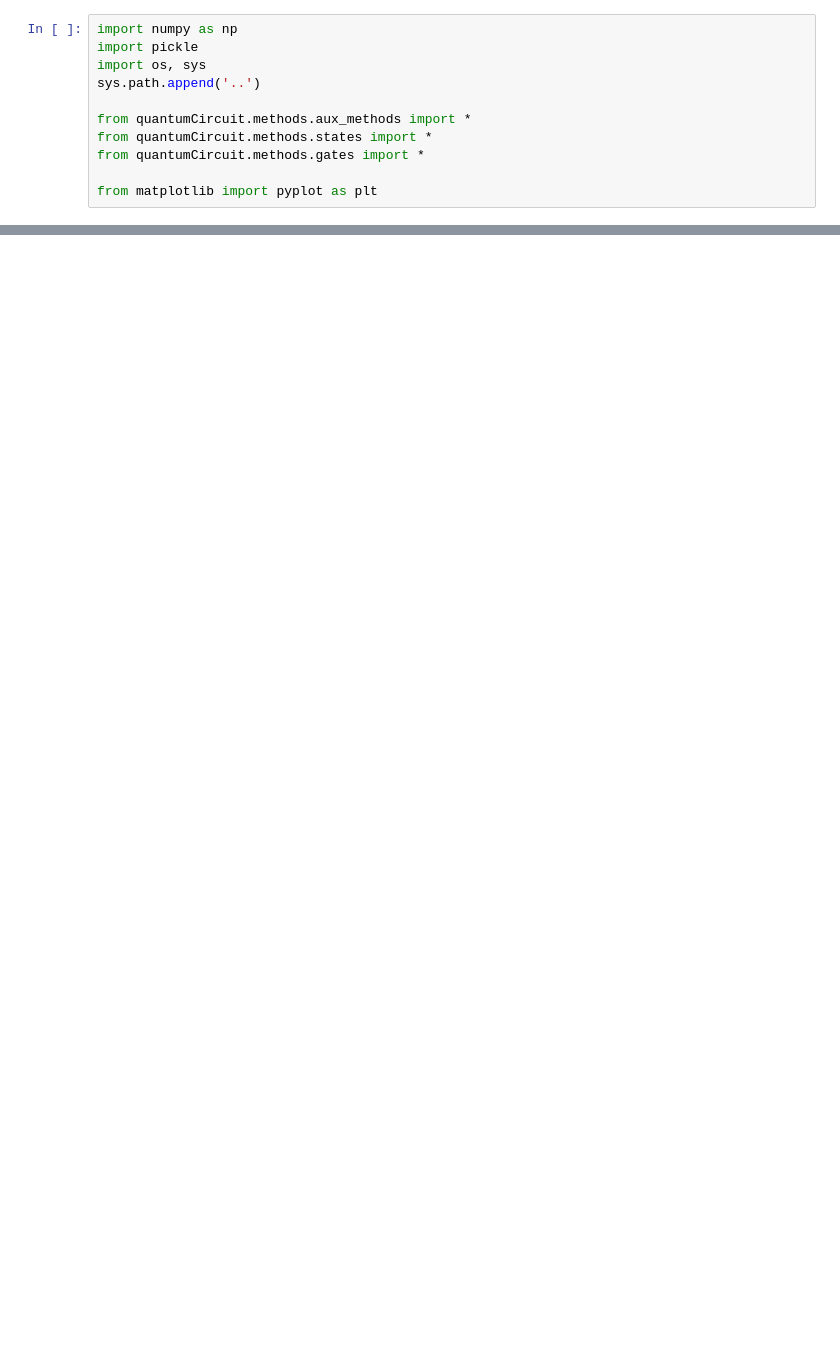
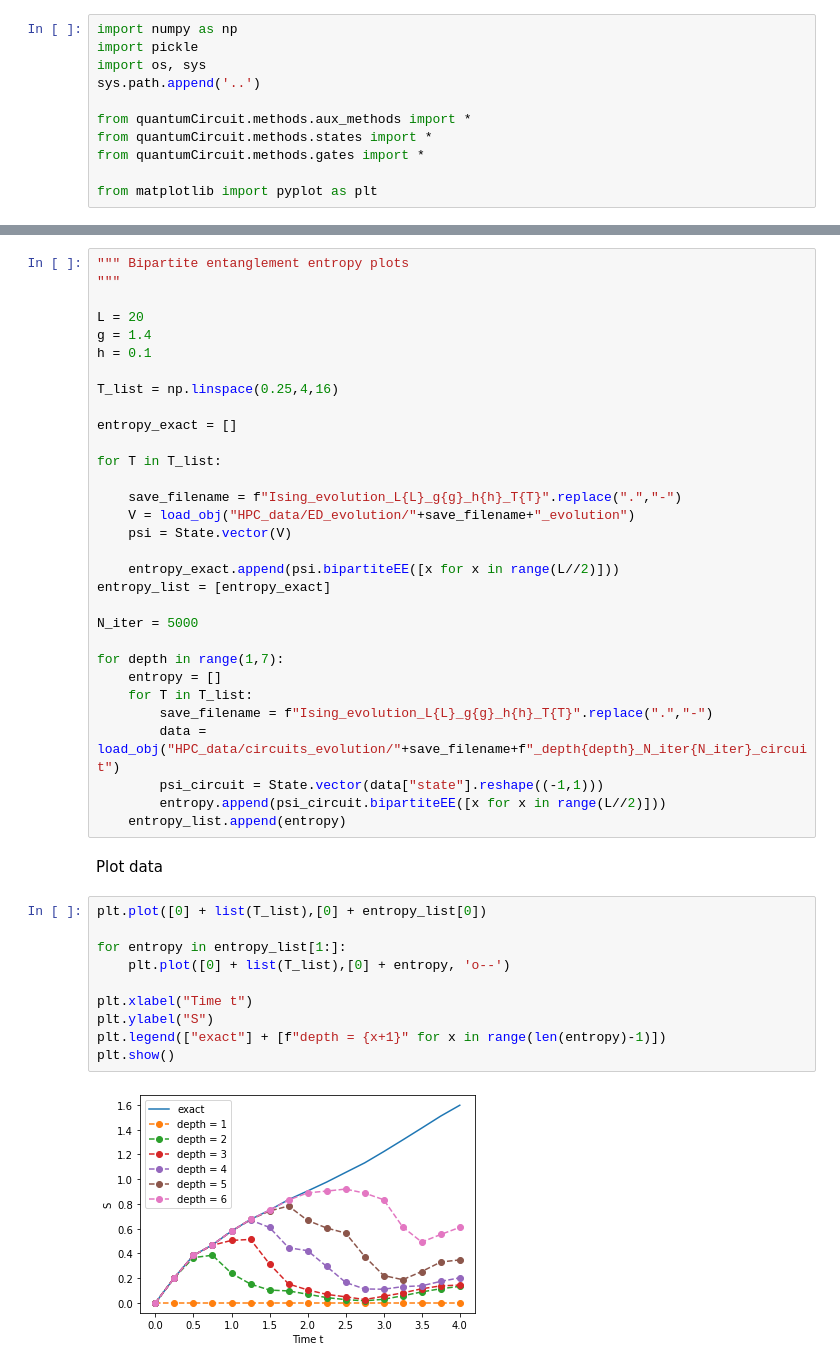
Before and after one commit to ShHsLin/complexity_and_entanglement, a Jupyter notebook: adam_tests/plot.ipynb, the cells around one changed output, grey strips where cells are left out. Drawn from its saved outputs; the diff is of its cells as text; blank space fills up the shorter version.

```diff
--- a/adam_tests/plot.ipynb
+++ b/adam_tests/plot.ipynb
@@ -41,0 +56,45 @@ UnpicklingError: invalid load key, 'v'.
+# %%
+""" Bipartite entanglement entropy plots
+"""
+
+L = 20
+g = 1.4
+h = 0.1
+
+T_list = np.linspace(0.25,4,16)
+
+entropy_exact = []
+
+for T in T_list:
+
+    save_filename = f"Ising_evolution_L{L}_g{g}_h{h}_T{T}".replace(".","-")
+    V = load_obj("HPC_data/ED_evolution/"+save_filename+"_evolution")
+    psi = State.vector(V)
+
+    entropy_exact.append(psi.bipartiteEE([x for x in range(L//2)]))
+entropy_list = [entropy_exact]
+
+N_iter = 5000
+
+for depth in range(1,7):
+    entropy = []
+    for T in T_list:
+        save_filename = f"Ising_evolution_L{L}_g{g}_h{h}_T{T}".replace(".","-")
+        data = load_obj("HPC_data/circuits_evolution/"+save_filename+f"_depth{depth}_N_iter{N_iter}_circuit")
+        psi_circuit = State.vector(data["state"].reshape((-1,1)))
+        entropy.append(psi_circuit.bipartiteEE([x for x in range(L//2)]))
+    entropy_list.append(entropy)
+# %% [markdown]
+Plot data
+# %%
+plt.plot([0] + list(T_list),[0] + entropy_list[0])
+
+for entropy in entropy_list[1:]:
+    plt.plot([0] + list(T_list),[0] + entropy, 'o--')
+
+plt.xlabel("Time t")
+plt.ylabel("S")
+plt.legend(["exact"] + [f"depth = {x+1}" for x in range(len(entropy)-1)])
+plt.show()
+# %% [output]
+[figure, added]
```
Also changed, not shown: parts of 11 cells of this notebook.
